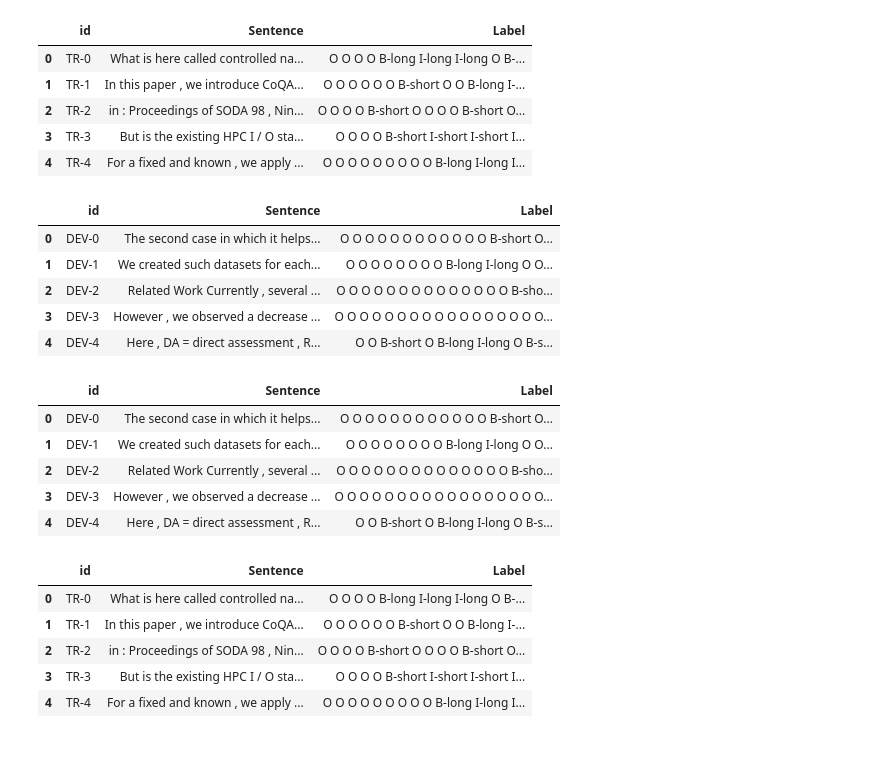
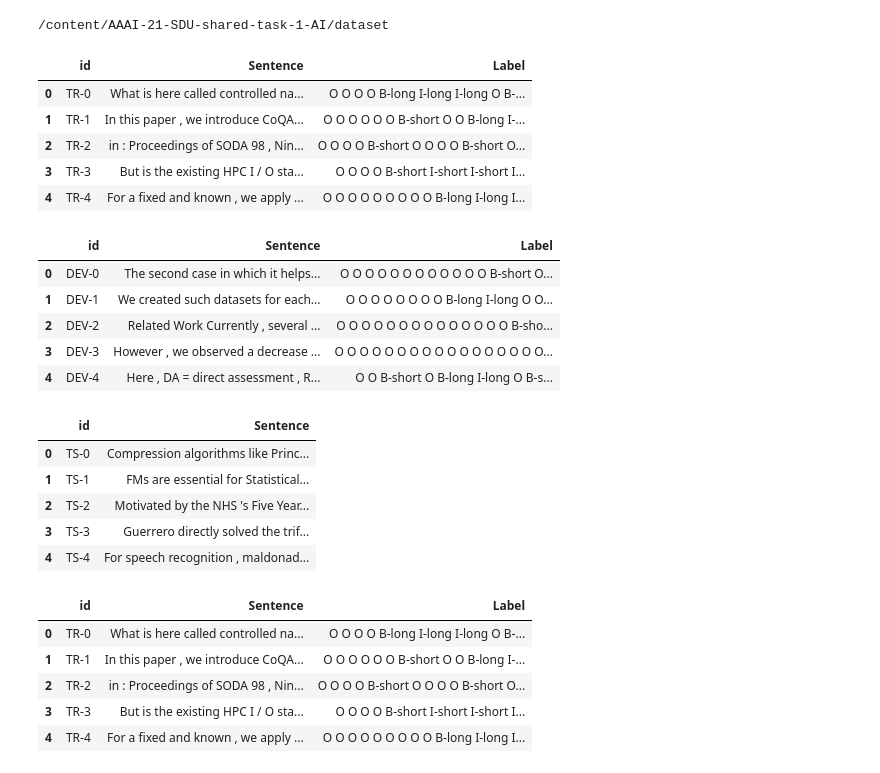
Before and after one commit to aadarshsingh191198/AAAI-21-SDU-shared-task-1-AI, a Jupyter notebook: notebooks/Tagging_using_CRF.ipynb, the cells around one changed output. Cells and saved outputs as stored; diff of their text form; code cells hidden in the pictures.

```diff
--- a/notebooks/Tagging_using_CRF.ipynb
+++ b/notebooks/Tagging_using_CRF.ipynb
@@ -77,35 +95,39 @@ Successfully installed en-core-web-md-2.2.5
 You can now load the model via spacy.load('en_core_web_md')
 # %%
 nlp = spacy.load("en_core_web_sm")
+# %%
+cd /content/AAAI-21-SDU-shared-task-1-AI/dataset
+# %% [output]
+/content/AAAI-21-SDU-shared-task-1-AI/dataset
 # %%
 train = pd.read_csv('train.csv')
-test = pd.read_csv('dev.csv')
+test = pd.read_csv('test.csv')
 dev = pd.read_csv('dev.csv')
 train.columns = ['id','Sentence','Label']
 dev.columns = ['id','Sentence','Label']
-test.columns = ['id','Sentence','Label']
+test.columns = ['id','Sentence']
 train.head()
 dev.head()
 test.head()
 # %% [output]
 |  | id | Sentence | Label |
 | 0 | TR-0 | What is here called controlled na... | O O O O B-long I-long I-long O B-... |
 | 1 | TR-1 | In this paper , we introduce CoQA... | O O O O O O B-short O O B-long I-... |
 | 2 | TR-2 | in : Proceedings of SODA 98 , Nin... | O O O O B-short O O O O B-short O... |
 | 3 | TR-3 | But is the existing HPC I / O sta... | O O O O B-short I-short I-short I... |
 | 4 | TR-4 | For a fixed and known , we apply ... | O O O O O O O O O B-long I-long I... |
 |  | id | Sentence | Label |
 | 0 | DEV-0 | The second case in which it helps... | O O O O O O O O O O O O B-short O... |
 | 1 | DEV-1 | We created such datasets for each... | O O O O O O O O B-long I-long O O... |
 | 2 | DEV-2 | Related Work Currently , several ... | O O O O O O O O O O O O O O B-sho... |
 | 3 | DEV-3 | However , we observed a decrease ... | O O O O O O O O O O O O O O O O O... |
 | 4 | DEV-4 | Here , DA = direct assessment , R... | O O B-short O B-long I-long O B-s... |
-|  | id | Sentence | Label |
-| 0 | DEV-0 | The second case in which it helps... | O O O O O O O O O O O O B-short O... |
-| 1 | DEV-1 | We created such datasets for each... | O O O O O O O O B-long I-long O O... |
-| 2 | DEV-2 | Related Work Currently , several ... | O O O O O O O O O O O O O O B-sho... |
-| 3 | DEV-3 | However , we observed a decrease ... | O O O O O O O O O O O O O O O O O... |
-| 4 | DEV-4 | Here , DA = direct assessment , R... | O O B-short O B-long I-long O B-s... |
+|  | id | Sentence |
+| 0 | TS-0 | Compression algorithms like Princ... |
+| 1 | TS-1 | FMs are essential for Statistical... |
+| 2 | TS-2 | Motivated by the NHS 's Five Year... |
+| 3 | TS-3 | Guerrero directly solved the trif... |
+| 4 | TS-4 | For speech recognition , maldonad... |
 # %%
 train['Sentence'] = train['Sentence'].apply(lambda x : x.strip())
 dev['Sentence'] = dev['Sentence'].apply(lambda x: x.strip())
```
Also changed, not shown: parts of 36 cells of this notebook.
